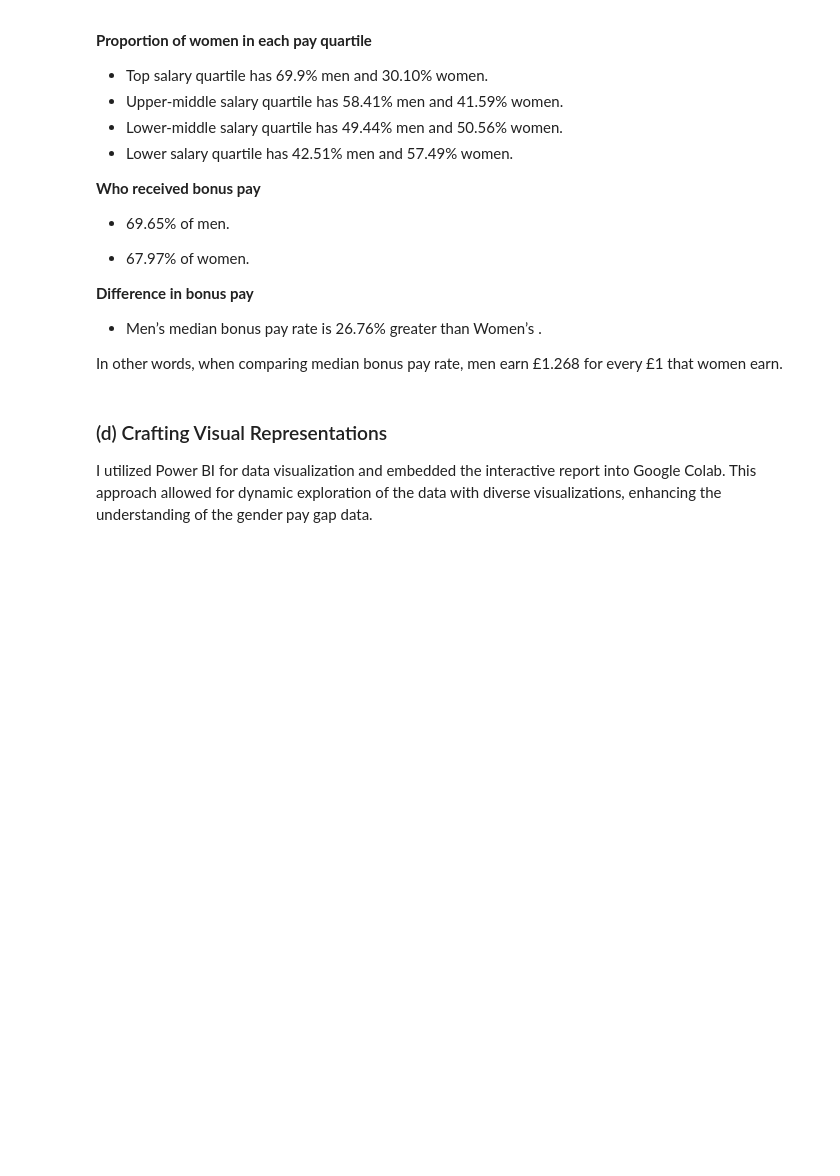
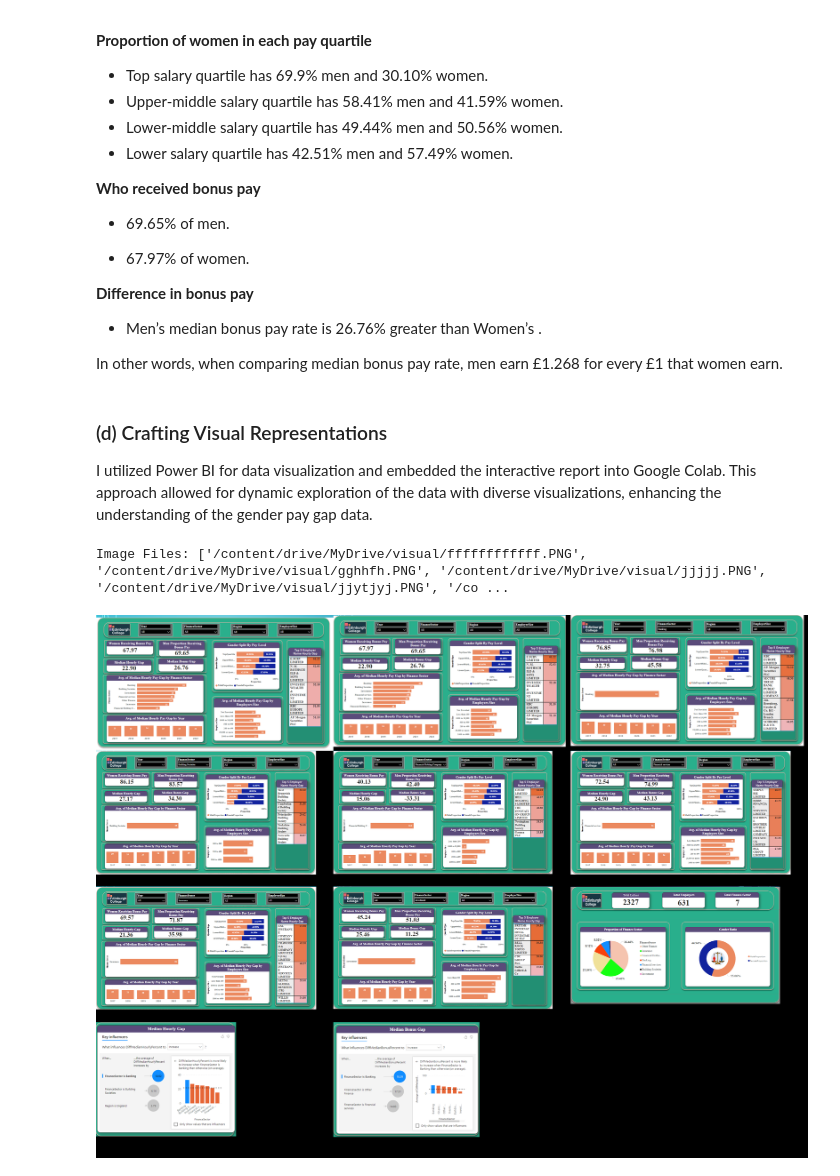
Before and after one commit to Mikikn/Finance-Gender-Pay-Gap-Project, a Jupyter notebook: Project_Development_Gender_Gap.ipynb, the cells around one changed output. Cells and saved outputs as stored; diff of their text form; code cells hidden in the pictures; blank space fills up the shorter version.

```diff
--- a/Project_Development_Gender_Gap.ipynb
+++ b/Project_Development_Gender_Gap.ipynb
@@ -371,6 +370,52 @@ In other words, when comparing  median bonus pay rate, men earn £1.268 for ever
 # %% [markdown]
 ### (d) Crafting Visual Representations
 I utilized Power BI for data visualization and embedded the interactive report into Google Colab. This approach allowed for dynamic exploration of the data with diverse visualizations, enhancing the understanding of the gender pay gap data.
+# %%
+# @title Default title text
+import os
+from PIL import Image
+from IPython.display import display
+
+# Define the folder path containing the images
+folder_path = '/content/drive/MyDrive/visual'
+
+# Get a list of image files in the folder
+image_files = [os.path.join(folder_path, filename) for filename in os.listdir(folder_path) if any(filename.lower().endswith(ext) for ext in ['.png', '.jpg'])]
+
+# Print the list of image files for debugging
+print("Image Files:", image_files)
+
+# Check if there are any image files
+if not image_files:
+    print("No image files found in the specified folder.")
+else:
+    # Open the images
+    images = [Image.open(filename) for filename in image_files]
+
+    # Get the dimensions of the images
+    width, height = images[0].size
+
+    # Calculate the grid size based on the number of images
+    num_images = len(images)
+    num_columns = 3
+    num_rows = -(-num_images // num_columns)  # Ceiling division
+
+    # Create a new image with the appropriate dimensions for the grid
+    new_width = width * num_columns
+    new_height = height * num_rows
+    new_image = Image.new('RGB', (new_width, new_height))
+
+    # Paste the images in the grid
+    for i, image in enumerate(images):
+        column = i % num_columns
+        row = i // num_columns
+        new_image.paste(image, (column * width, row * height))
+
+    # Display the combined image
+    display(new_image)
+# %% [output]
+Image Files: ['/content/drive/MyDrive/visual/ffffffffffff.PNG', '/content/drive/MyDrive/visual/gghhfh.PNG', '/content/drive/MyDrive/visual/jjjjj.PNG', '/content/drive/MyDrive/visual/jjytjyj.PNG', '/co ...
+[figure, added]
 # %%
 from IPython.display import display, HTML
 
```
Also changed, not shown: parts of 3 cells of this notebook.
